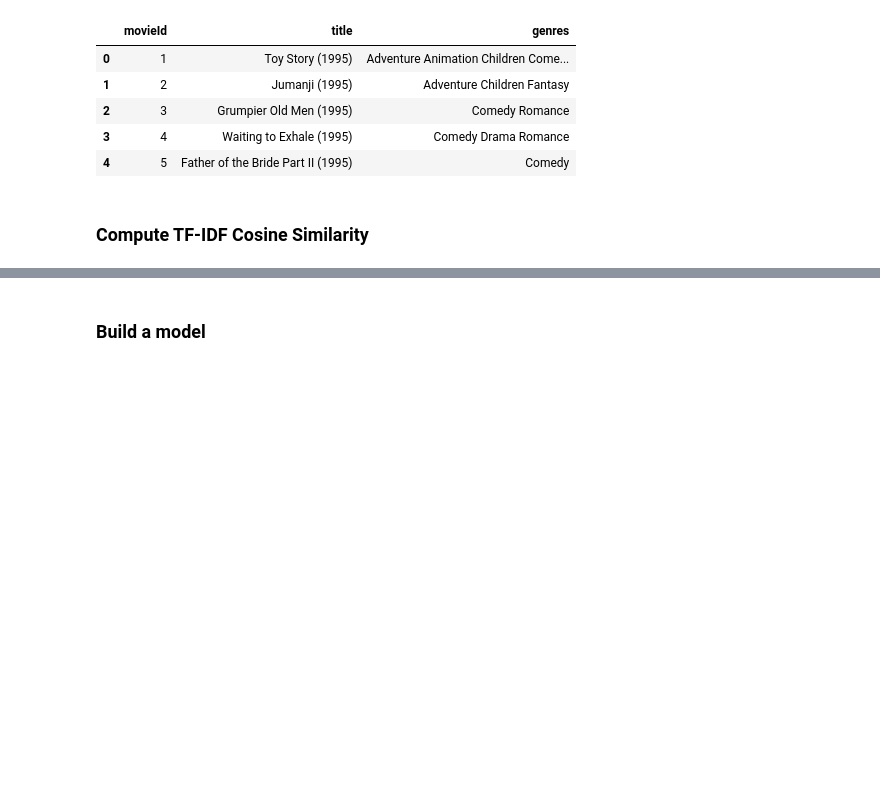
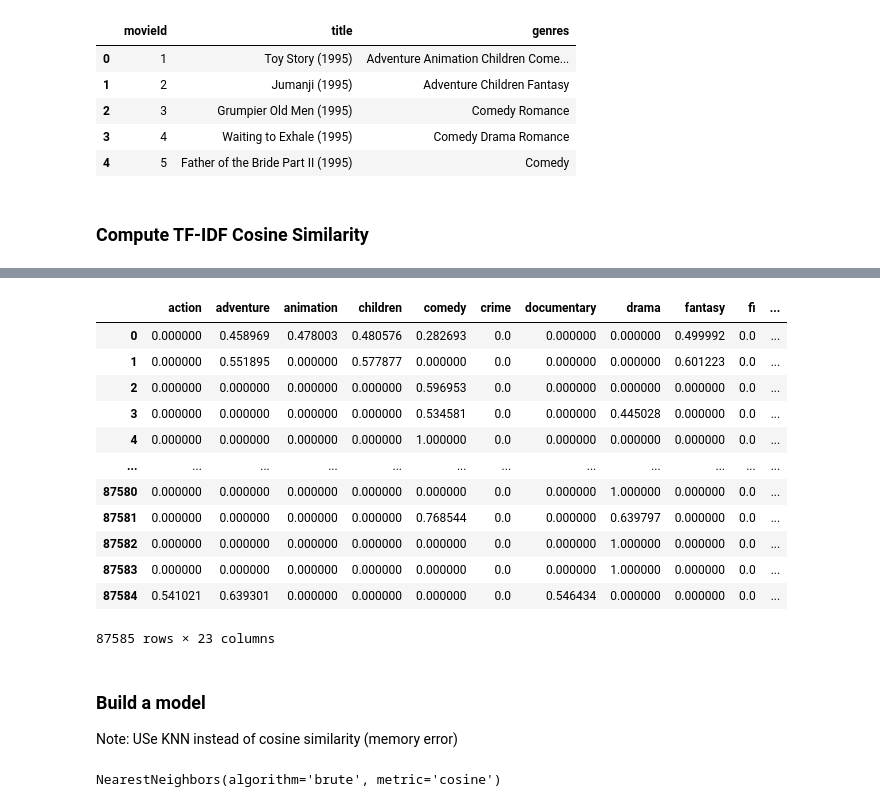
Before and after one commit to nttugit/ds-movie-recommendation-system, a Jupyter notebook: content_based_model.ipynb, the cells around one changed output, grey strips where cells are left out. Saved outputs shown, nothing was run; the diff lists cells and outputs as text; code cells hidden in the pictures; blank space fills up the shorter version.

Commit message:
Inialize KNN to build content-based filtering model

```diff
--- a/content_based_model.ipynb
+++ b/content_based_model.ipynb
@@ -38,0 +50,18 @@ tfidf_matrix = tfidf.fit_transform(movies['genres'])
+# %%
+feature_names = tfidf.get_feature_names_out()
+tfidf_matrix_test = pd.DataFrame(tfidf_matrix.toarray(), columns=feature_names)
+tfidf_matrix_test
+# %% [output]
+|  | action | adventure | animation | children | comedy | crime | documentary | drama | fantasy | fi | ... |
+| 0 | 0.000000 | 0.458969 | 0.478003 | 0.480576 | 0.282693 | 0.0 | 0.000000 | 0.000000 | 0.499992 | 0.0 | ... |
+| 1 | 0.000000 | 0.551895 | 0.000000 | 0.577877 | 0.000000 | 0.0 | 0.000000 | 0.000000 | 0.601223 | 0.0 | ... |
+| 2 | 0.000000 | 0.000000 | 0.000000 | 0.000000 | 0.596953 | 0.0 | 0.000000 | 0.000000 | 0.000000 | 0.0 | ... |
+| 3 | 0.000000 | 0.000000 | 0.000000 | 0.000000 | 0.534581 | 0.0 | 0.000000 | 0.445028 | 0.000000 | 0.0 | ... |
+| 4 | 0.000000 | 0.000000 | 0.000000 | 0.000000 | 1.000000 | 0.0 | 0.000000 | 0.000000 | 0.000000 | 0.0 | ... |
+| ... | ... | ... | ... | ... | ... | ... | ... | ... | ... | ... | ... |
+| 87580 | 0.000000 | 0.000000 | 0.000000 | 0.000000 | 0.000000 | 0.0 | 0.000000 | 1.000000 | 0.000000 | 0.0 | ... |
+| 87581 | 0.000000 | 0.000000 | 0.000000 | 0.000000 | 0.768544 | 0.0 | 0.000000 | 0.639797 | 0.000000 | 0.0 | ... |
+| 87582 | 0.000000 | 0.000000 | 0.000000 | 0.000000 | 0.000000 | 0.0 | 0.000000 | 1.000000 | 0.000000 | 0.0 | ... |
+| 87583 | 0.000000 | 0.000000 | 0.000000 | 0.000000 | 0.000000 | 0.0 | 0.000000 | 1.000000 | 0.000000 | 0.0 | ... |
+| 87584 | 0.541021 | 0.639301 | 0.000000 | 0.000000 | 0.000000 | 0.0 | 0.546434 | 0.000000 | 0.000000 | 0.0 | ... |
+87585 rows × 23 columns
@@ -39,2 +72,9 @@ tfidf_matrix = tfidf.fit_transform(movies['genres'])
 # %% [markdown]
 ### Build a model
+Note: USe KNN instead of cosine similarity (memory error)
+# %%
+# Initialize Nearest Neighbors model with cosine similarity
+nn_model = NearestNeighbors(metric="cosine", algorithm="brute")
+nn_model.fit(tfidf_matrix)
+# %% [output]
+NearestNeighbors(algorithm='brute', metric='cosine')
```
Also changed, not shown: parts of 6 cells of this notebook, 1 other file.
